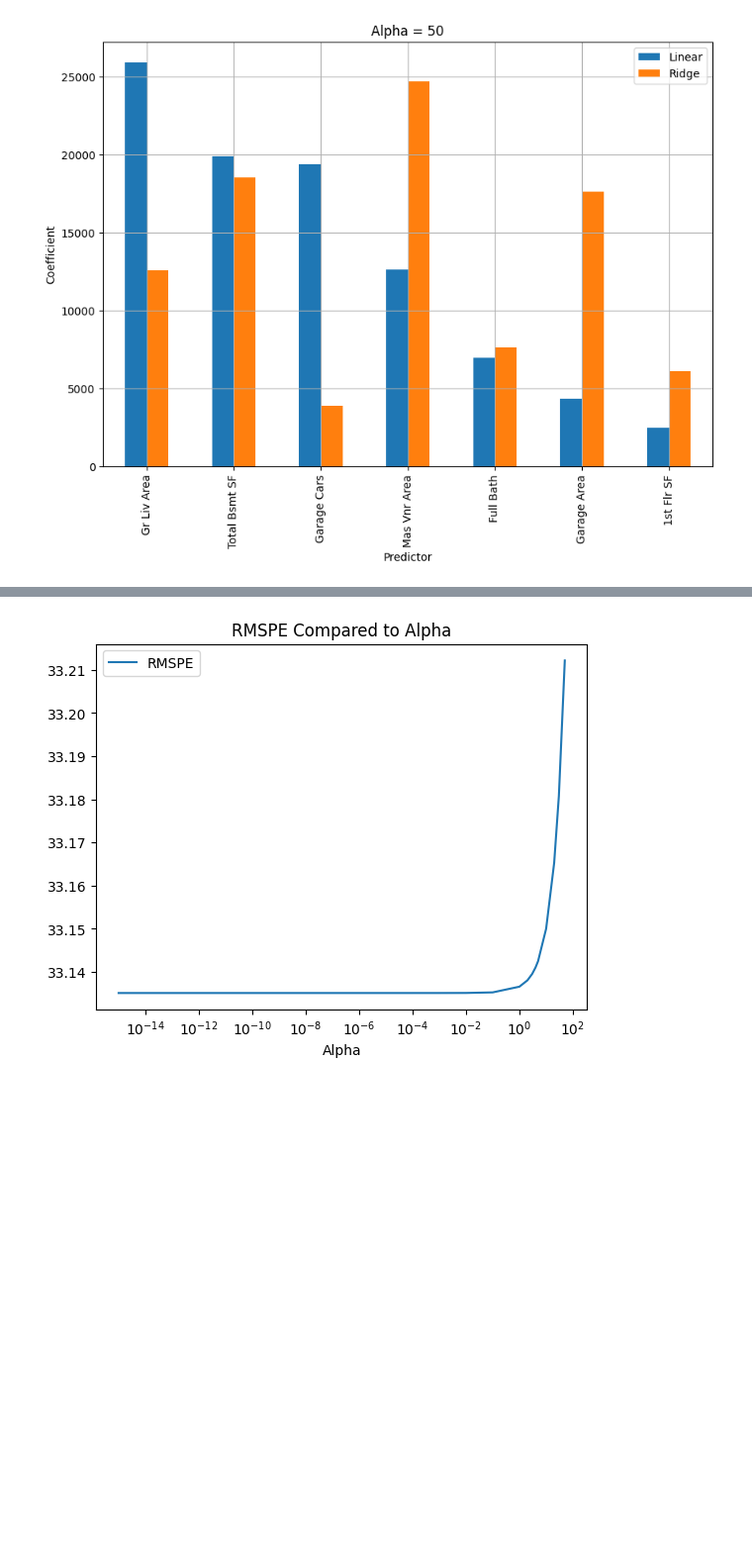
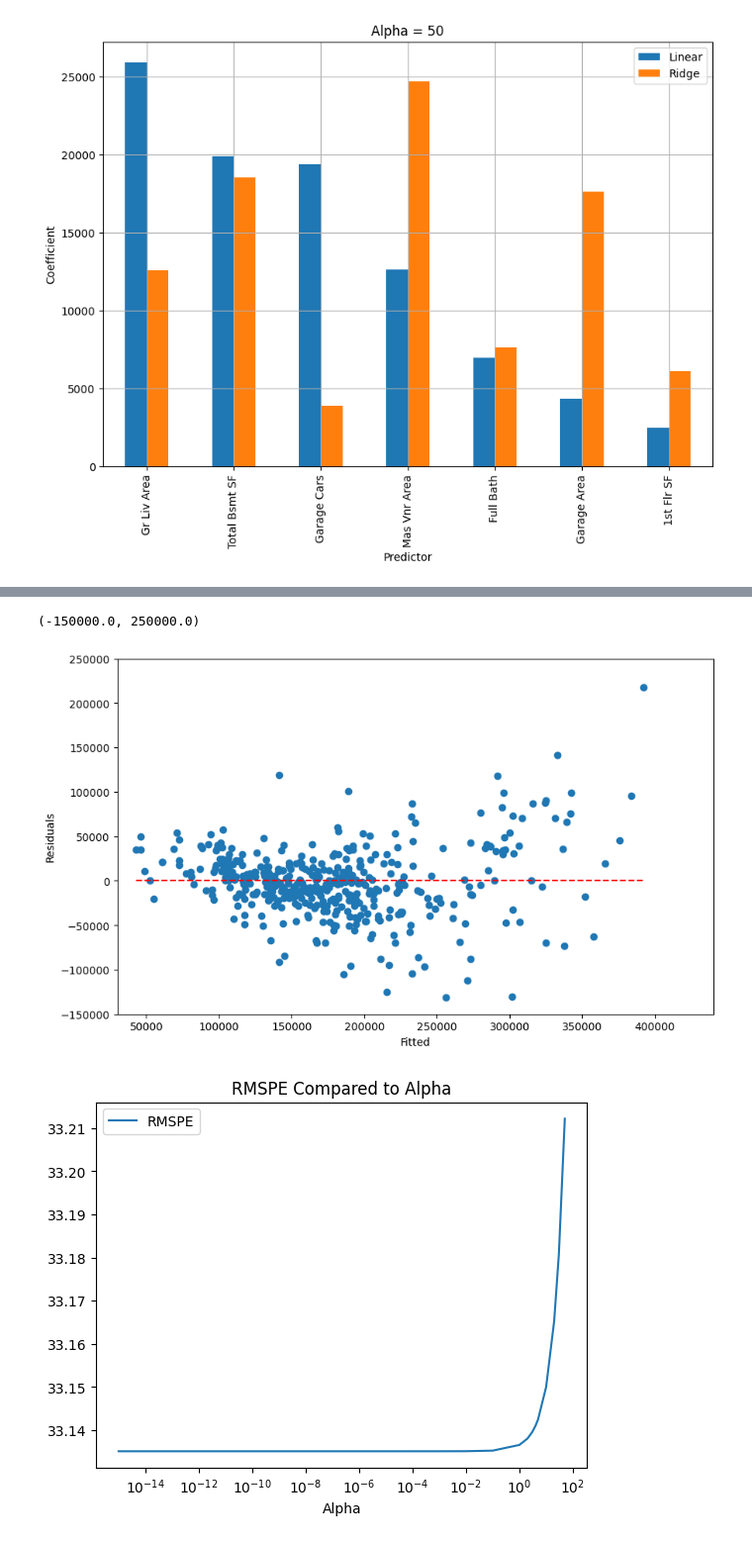
Before and after one commit to lisabortiz/Data-Science-Portfolio, a Jupyter notebook: Project_2/Project_2_Housing_Description_for_Students.ipynb, the cells around one changed output, grey strips where cells are left out. Shown at 99% size. Drawn from its saved outputs; the diff is of its cells as text; code cells hidden in the pictures; blank space fills up the shorter version.

```diff
--- a/Project_2/Project_2_Housing_Description_for_Students.ipynb
+++ b/Project_2/Project_2_Housing_Description_for_Students.ipynb
@@ -765,3 +792,15 @@ plt.grid()
+# %%
+res = y_test - y_pred
+plt.figure(figsize = (10,6))
+plt.scatter(y_pred, res)
+plt.xlabel("Fitted")
+plt.ylabel("Residuals")
+plt.hlines(0, min(y_pred), max(y_pred), colors = 'red', linestyles = 'dashed') ;
+plt.xlim(30_000, 440_000)
+plt.ylim(-150_000, 250_000)
+# %% [output]
+(-150000.0, 250000.0)
+[figure, added]
 # %%
 # Plot with log scale on x-axis
 results_df.plot(x='Alpha', y='RMSPE', kind='line', logx=True, title='RMSPE Compared to Alpha')
```
Also changed, not shown: parts of 17 cells of this notebook.
